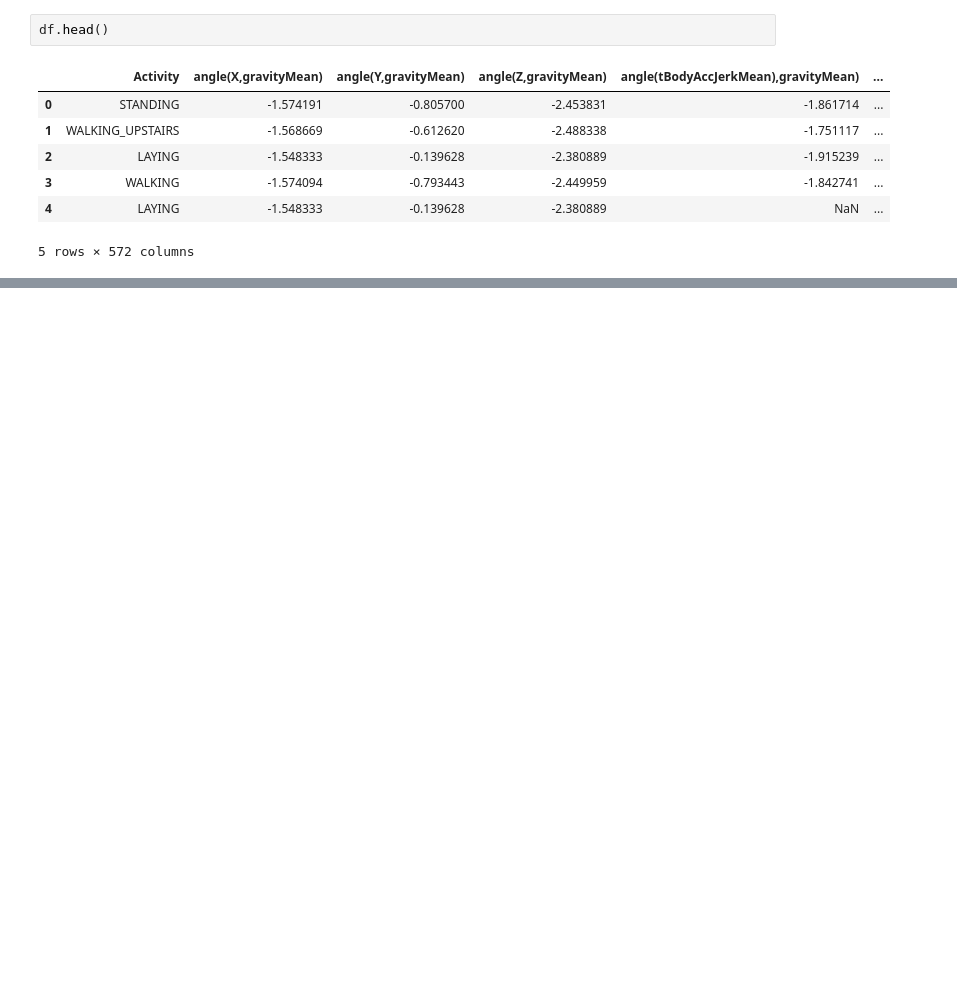
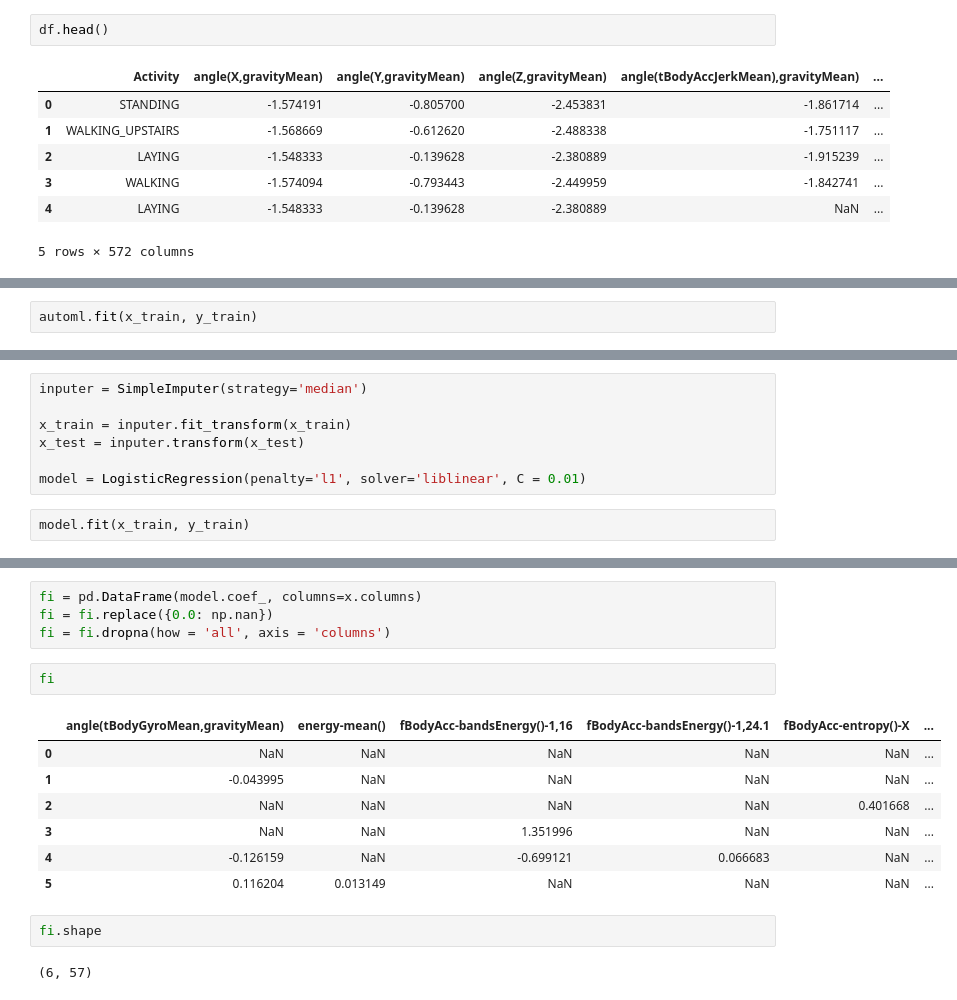
Before and after one commit to pfilo8/BHL-Hackathon-AI, a Jupyter notebook: Patryk-Anki.ipynb, the cells around one changed output, grey strips where cells are left out. Cells and saved outputs as stored; diff of their text form; blank space fills up the shorter version.

Commit message:
Logistic regression and Decision Tree modeling.

```diff
--- a/Patryk-Anki.ipynb
+++ b/Patryk-Anki.ipynb
@@ -48,0 +110,2 @@ df.groupby('Activity')['tGravityAccMag-sma()'].agg(['mean', 'std', 'median'])
+# %%
+automl.fit(x_train, y_train)
@@ -48,0 +152,9 @@ df.groupby('Activity')['tGravityAccMag-sma()'].agg(['mean', 'std', 'median'])
+# %%
+inputer = SimpleImputer(strategy='median')
+
+x_train = inputer.fit_transform(x_train)
+x_test = inputer.transform(x_test)
+
+model = LogisticRegression(penalty='l1', solver='liblinear', C = 0.01)
+# %%
+model.fit(x_train, y_train)
@@ -48,0 +196,18 @@ df.groupby('Activity')['tGravityAccMag-sma()'].agg(['mean', 'std', 'median'])
+# %%
+fi = pd.DataFrame(model.coef_, columns=x.columns)
+fi = fi.replace({0.0: np.nan})
+fi = fi.dropna(how = 'all', axis = 'columns')
+# %%
+fi
+# %% [output]
+|  | angle(tBodyGyroMean,gravityMean) | energy-mean() | fBodyAcc-bandsEnergy()-1,16 | fBodyAcc-bandsEnergy()-1,24.1 | fBodyAcc-entropy()-X | ... |
+| 0 | NaN | NaN | NaN | NaN | NaN | ... |
+| 1 | -0.043995 | NaN | NaN | NaN | NaN | ... |
+| 2 | NaN | NaN | NaN | NaN | 0.401668 | ... |
+| 3 | NaN | NaN | 1.351996 | NaN | NaN | ... |
+| 4 | -0.126159 | NaN | -0.699121 | 0.066683 | NaN | ... |
+| 5 | 0.116204 | 0.013149 | NaN | NaN | NaN | ... |
+# %%
+fi.shape
+# %% [output]
+(6, 57)
```
Also changed, not shown: parts of 30 cells of this notebook.
